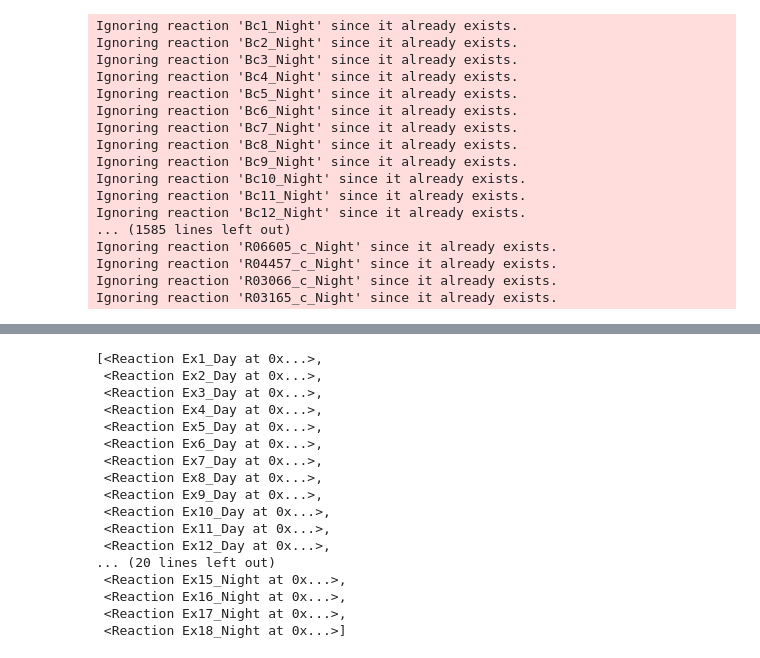
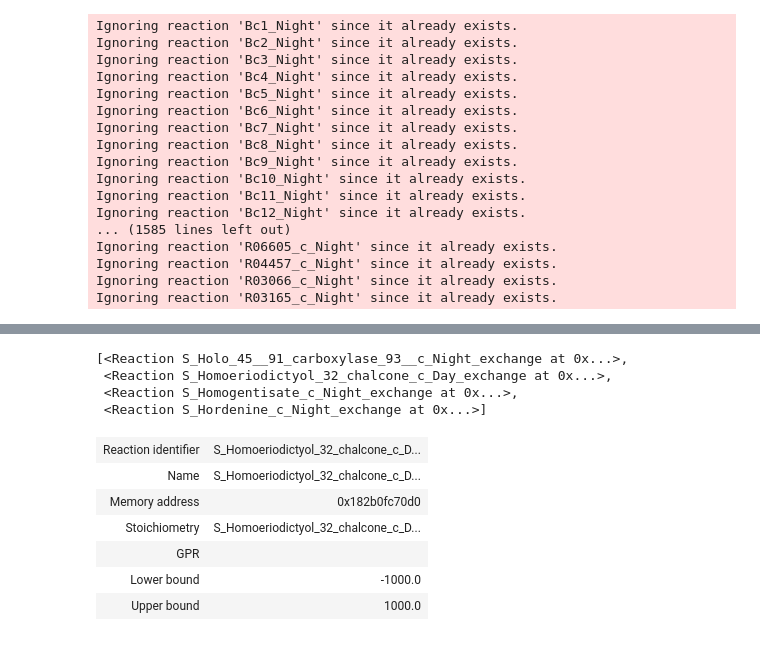
Before and after one commit to LucianaMartins26/DielModels, a Jupyter notebook: examples/storagepool.ipynb, the cells around one changed output, grey strips where cells are left out. Cells and saved outputs as stored; diff of their text form; code cells hidden in the pictures.

```diff
--- a/examples/storagepool.ipynb
+++ b/examples/storagepool.ipynb
@@ -92,20 +125,17 @@ load_model.metabolites.get_by_id("S_Holo_45__91_carboxylase_93__sp")
 # %%
-load_model.reactions.query("Ex")
+load_model.reactions.query("exchange")
 # %% [output]
-[<Reaction Ex1_Day at 0x...>,
- <Reaction Ex2_Day at 0x...>,
- <Reaction Ex3_Day at 0x...>,
- <Reaction Ex4_Day at 0x...>,
- <Reaction Ex5_Day at 0x...>,
- <Reaction Ex6_Day at 0x...>,
- <Reaction Ex7_Day at 0x...>,
- <Reaction Ex8_Day at 0x...>,
- <Reaction Ex9_Day at 0x...>,
- <Reaction Ex10_Day at 0x...>,
- <Reaction Ex11_Day at 0x...>,
- <Reaction Ex12_Day at 0x...>,
-... (20 lines left out)
- <Reaction Ex15_Night at 0x...>,
- <Reaction Ex16_Night at 0x...>,
- <Reaction Ex17_Night at 0x...>,
- <Reaction Ex18_Night at 0x...>]
+[<Reaction S_Holo_45__91_carboxylase_93__c_Night_exchange at 0x...>,
+ <Reaction S_Homoeriodictyol_32_chalcone_c_Day_exchange at 0x...>,
+ <Reaction S_Homogentisate_c_Night_exchange at 0x...>,
+ <Reaction S_Hordenine_c_Night_exchange at 0x...>]
+# %%
+load_model.reactions.get_by_id("S_Homoeriodictyol_32_chalcone_c_Day_exchange")
+# %% [output]
+| Reaction identifier | S_Homoeriodictyol_32_chalcone_c_D... |
+| Name | S_Homoeriodictyol_32_chalcone_c_D... |
+| Memory address | 0x182b0fc70d0 |
+| Stoichiometry | S_Homoeriodictyol_32_chalcone_c_D... |
+| GPR |  |
+| Lower bound | -1000.0 |
+| Upper bound | 1000.0 |
```
Also changed, not shown: parts of 4 cells of this notebook.
